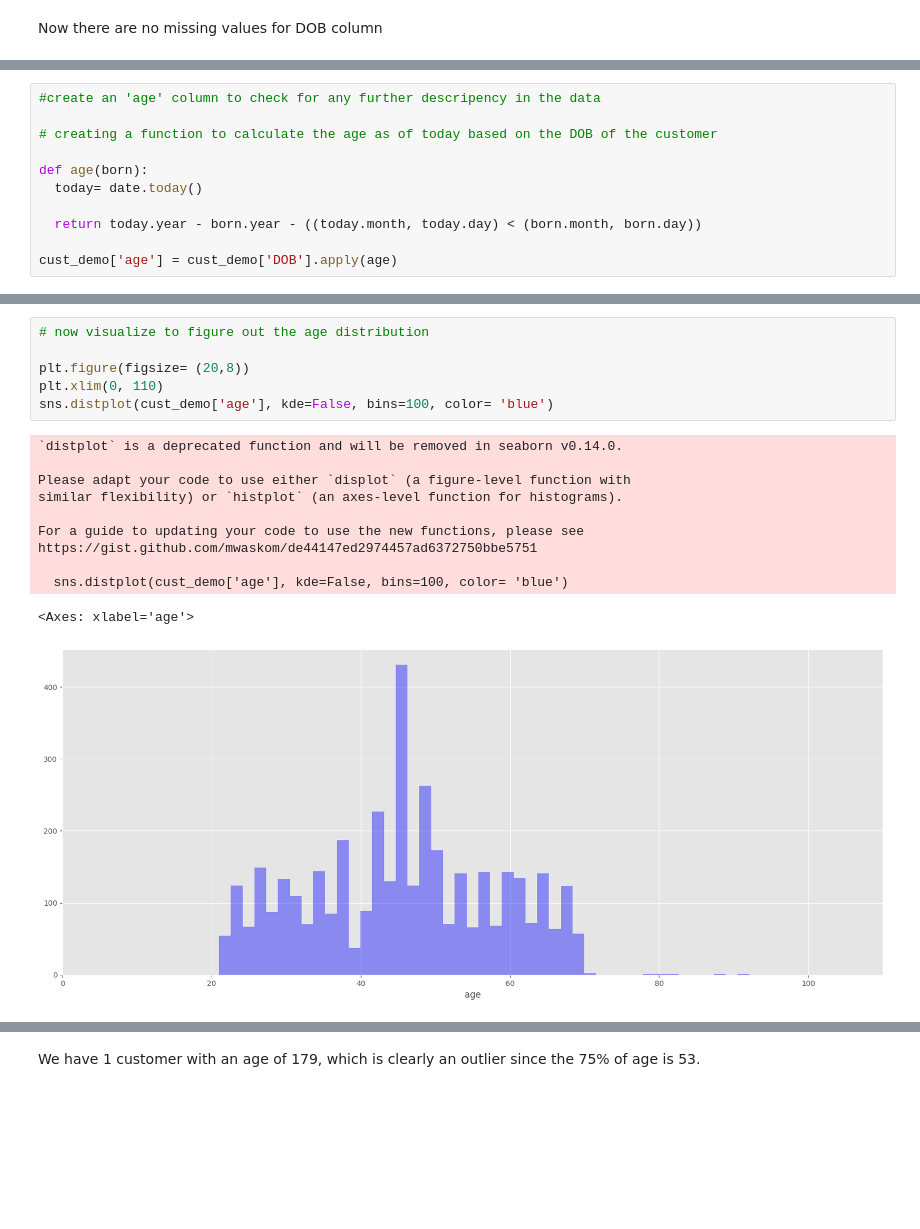
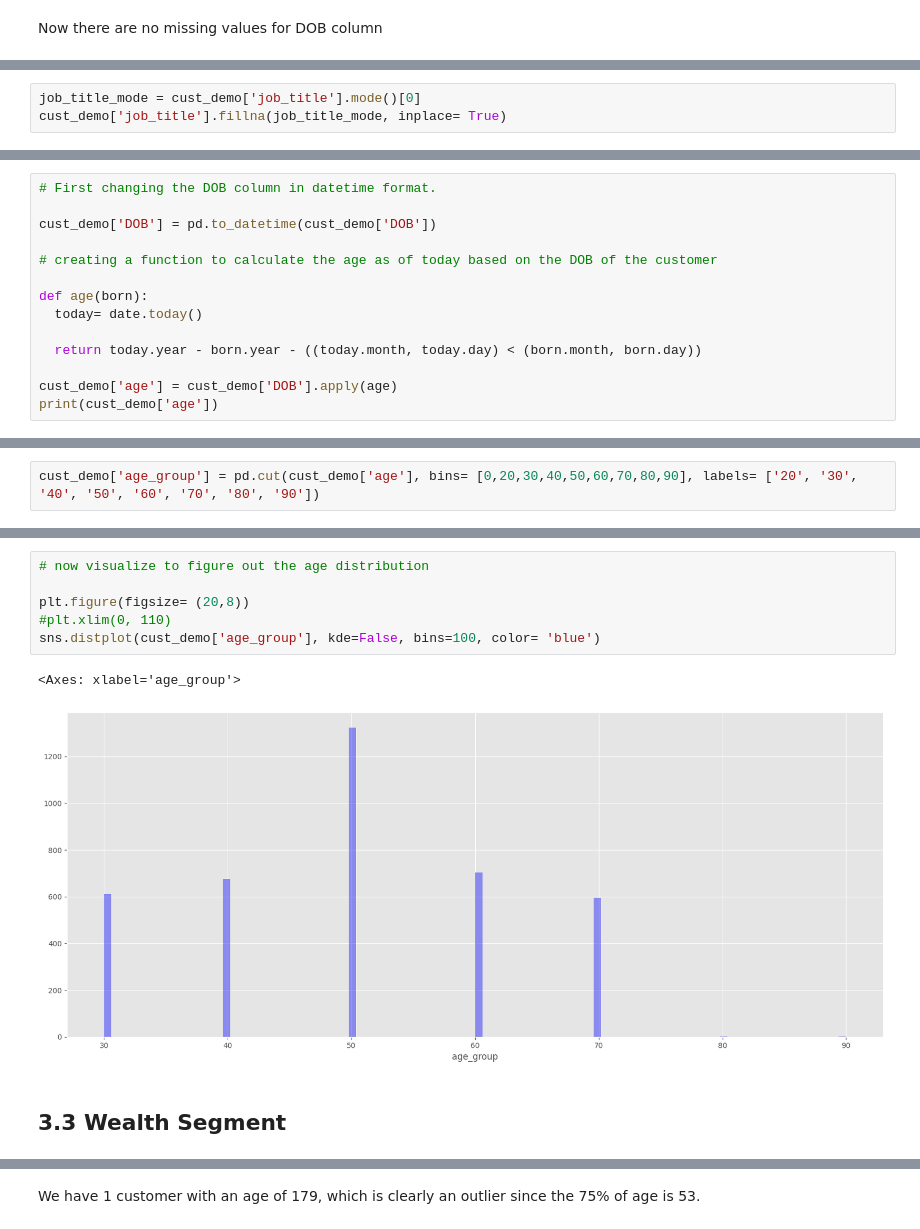
Before and after one commit to AryaChirag/Bicycle-sales, a Jupyter notebook: Data_cleaning_customer_demographic.ipynb, the cells around one changed output, grey strips where cells are left out. Cells and saved outputs as stored; diff of their text form; blank space fills up the shorter version.

```diff
--- a/Data_cleaning_customer_demographic.ipynb
+++ b/Data_cleaning_customer_demographic.ipynb
@@ -196,0 +304,3 @@ Now there are no missing values for DOB column
+# %%
+job_title_mode = cust_demo['job_title'].mode()[0]
+cust_demo['job_title'].fillna(job_title_mode, inplace= True)
@@ -197,5 +452,7 @@ Now there are no missing values for DOB column
 # %%
-#create an 'age' column to check for any further descripency in the data
+# First changing the DOB column in datetime format.
+
+cust_demo['DOB'] = pd.to_datetime(cust_demo['DOB'])
 
 # creating a function to calculate the age as of today based on the DOB of the customer
 
@@ -205,3 +462,4 @@ def age(born):
   return today.year - born.year - ((today.month, today.day) < (born.month, born.day))
 
 cust_demo['age'] = cust_demo['DOB'].apply(age)
+print(cust_demo['age'])
@@ -207,0 +481,2 @@ cust_demo['age'] = cust_demo['DOB'].apply(age)
+# %%
+cust_demo['age_group'] = pd.cut(cust_demo['age'], bins= [0,20,30,40,50,60,70,80,90], labels= ['20', '30', '40', '50', '60', '70', '80', '90'])
@@ -208,18 +501,11 @@ cust_demo['age'] = cust_demo['DOB'].apply(age)
 # %%
 # now visualize to figure out the age distribution
 
 plt.figure(figsize= (20,8))
-plt.xlim(0, 110)
-sns.distplot(cust_demo['age'], kde=False, bins=100, color= 'blue')
+#plt.xlim(0, 110)
+sns.distplot(cust_demo['age_group'], kde=False, bins=100, color= 'blue')
 # %% [output]
-`distplot` is a deprecated function and will be removed in seaborn v0.14.0.
-
-Please adapt your code to use either `displot` (a figure-level function with
-similar flexibility) or `histplot` (an axes-level function for histograms).
-
-For a guide to updating your code to use the new functions, please see
-https://gist.github.com/mwaskom/de44147ed2974457ad6372750bbe5751
-
-  sns.distplot(cust_demo['age'], kde=False, bins=100, color= 'blue')
+<Axes: xlabel='age_group'>
-<Axes: xlabel='age'>
-[figure, old version]
+[figure, new version]
+# %% [markdown]
+## 3.3 Wealth Segment
```
Also changed, not shown: parts of 89 cells of this notebook, 33 other files.
